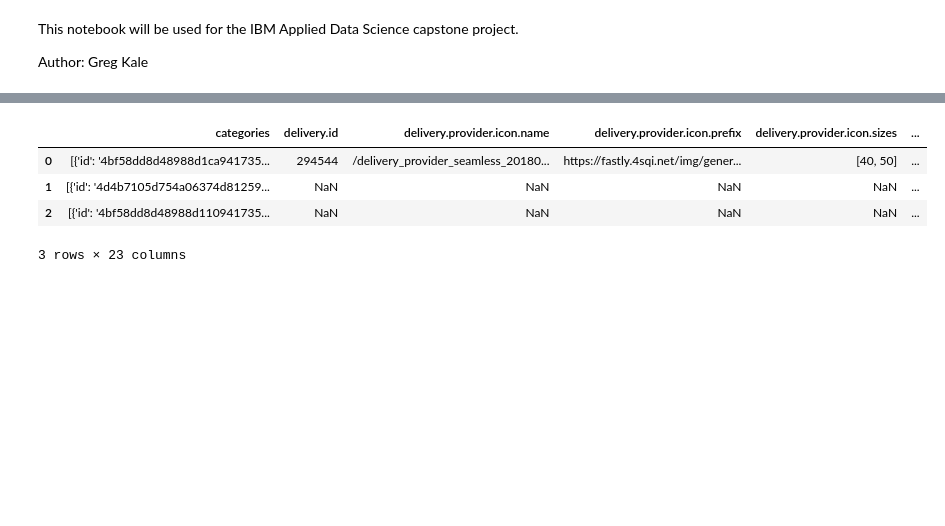
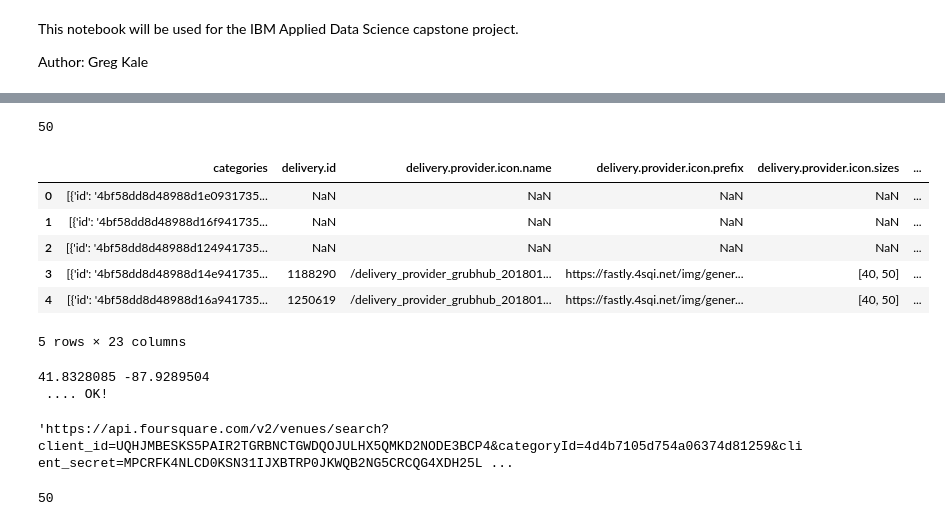
Before and after one commit to gkale1969/Coursera_Capstone, a Jupyter notebook: Applied Data Science - Capstone Project.ipynb, the cells around one changed output, grey strips where cells are left out. Cells and saved outputs as stored; diff of their text form; code cells hidden in the pictures; blank space fills up the shorter version.

```diff
--- a/Applied Data Science - Capstone Project.ipynb
+++ b/Applied Data Science - Capstone Project.ipynb
@@ -103,12 +140,45 @@ results
 # assign relevant part of JSON to venues
 venues = results['response']['venues']
 
-# tranform venues into a dataframe
-dataframe = json_normalize(venues)
-dataframe.head()
+# tranform venues into a dataframe for Downers Grove Data
+downers_grove_restuarants_df = json_normalize(venues)
-# %% [output]
-|  | categories | delivery.id | delivery.provider.icon.name | delivery.provider.icon.prefix | delivery.provider.icon.sizes | ... |
-| 0 | [{'id': '4bf58dd8d48988d1ca941735... | 294544 | /delivery_provider_seamless_20180... | https://fastly.4sqi.net/img/gener... | [40, 50] | ... |
-| 1 | [{'id': '4d4b7105d754a06374d81259... | NaN | NaN | NaN | NaN | ... |
-| 2 | [{'id': '4bf58dd8d48988d110941735... | NaN | NaN | NaN | NaN | ... |
-3 rows × 23 columns
+# %%
+len(downers_grove_restuarants_df)
+# %% [output]
+50
+# %%
+downers_grove_restuarants_df.head()
+# %% [output]
+|  | categories | delivery.id | delivery.provider.icon.name | delivery.provider.icon.prefix | delivery.provider.icon.sizes | ... |
+| 0 | [{'id': '4bf58dd8d48988d1e0931735... | NaN | NaN | NaN | NaN | ... |
+| 1 | [{'id': '4bf58dd8d48988d16f941735... | NaN | NaN | NaN | NaN | ... |
+| 2 | [{'id': '4bf58dd8d48988d124941735... | NaN | NaN | NaN | NaN | ... |
+| 3 | [{'id': '4bf58dd8d48988d14e941735... | 1188290 | /delivery_provider_grubhub_201801... | https://fastly.4sqi.net/img/gener... | [40, 50] | ... |
+| 4 | [{'id': '4bf58dd8d48988d16a941735... | 1250619 | /delivery_provider_grubhub_201801... | https://fastly.4sqi.net/img/gener... | [40, 50] | ... |
+5 rows × 23 columns
+# %%
+### details for Oak Brook Il
+address = 'Oak Brook, IL'
+
+geolocator = Nominatim(user_agent="foursquare_agent")
+location = geolocator.geocode(address)
+latitude = location.latitude
+longitude = location.longitude
+print(latitude, longitude)
+
+search_query = ''
+radius = 500
+category='4d4b7105d754a06374d81259'
+town = 'Oak Brook, IL'
+intent_match = 'browse'
+print(search_query + ' .... OK!')
+# %% [output]
+41.8328085 -87.9289504
+ .... OK!
+# %%
+### Foursquare API call for Oak Brook Il
+
+url = 'https://api.foursquare.com/v2/venues/search?client_id={}&categoryId={}&client_secret={}&v={}&near={}&limit={}&intent={}'.format(CLIENT_ID, category, CLIENT_SECRET, VERSION, town, LIMIT, intent_match)
+url
+# %% [output]
+'https://api.foursquare.com/v2/venues/search?client_id=UQHJMBESKS5PAIR2TGRBNCTGWDQOJULHX5QMKD2NODE3BCP4&categoryId=4d4b7105d754a06374d81259&client_secret=MPCRFK4NLCD0KSN31IJXBTRP0JKWQB2NG5CRCQG4XDH25L ...
@@ -114,0 +193,4 @@ dataframe.head()
+# %%
+len(oak_brook_restuarants_df)
+# %% [output]
+50
```
Also changed, not shown: parts of 38 cells of this notebook.
